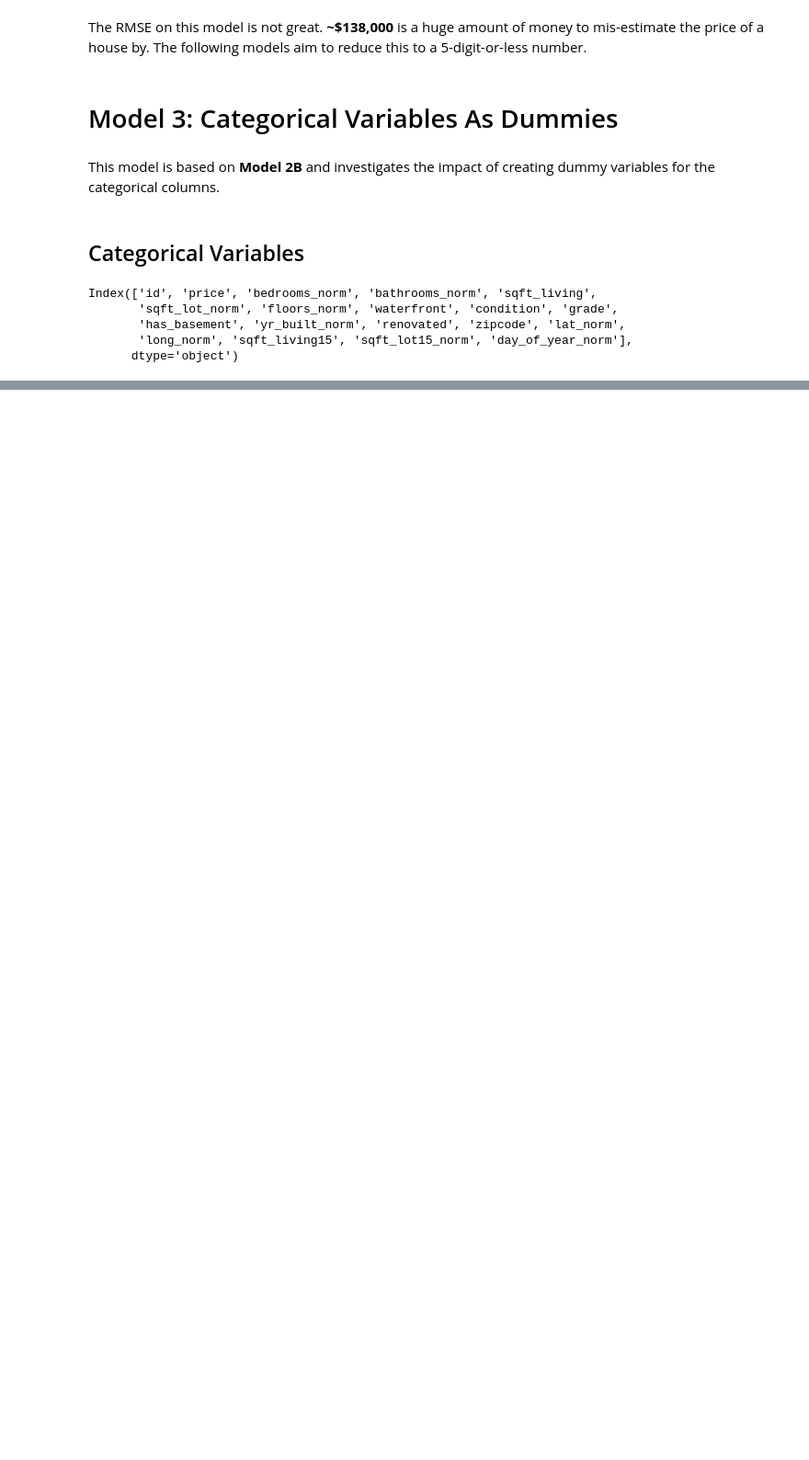
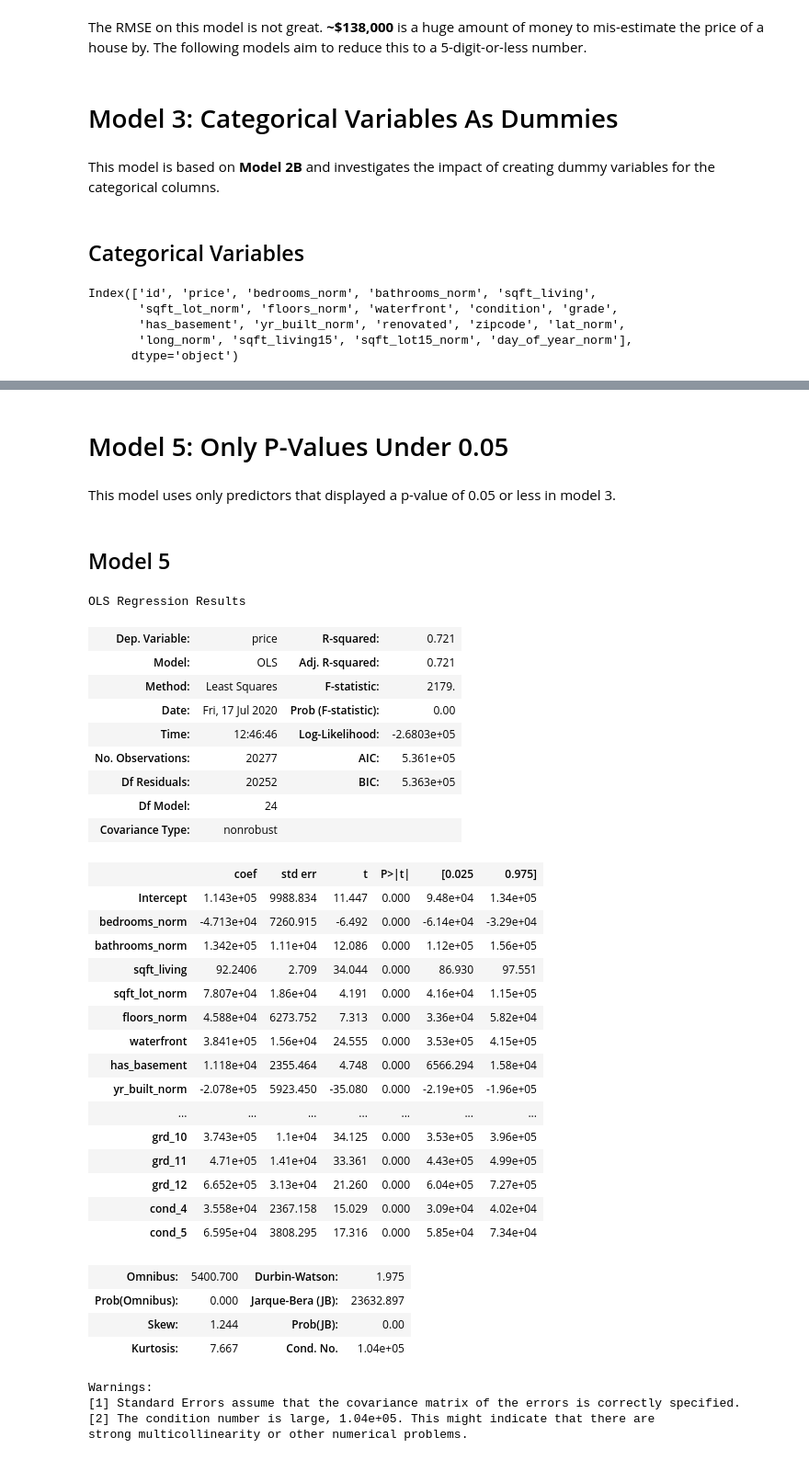
Before and after one commit to stevenzych/housing-project, a Jupyter notebook: notebooks/model_training.ipynb, the cells around one changed output, grey strips where cells are left out. Shown at 92% size. Cells and saved outputs as stored; diff of their text form; code cells hidden in the pictures; blank space fills up the shorter version.

```diff
--- a/model_training.ipynb
+++ b/notebooks/model_training.ipynb
@@ -432,0 +504,48 @@ df_final = df_log
+# %% [markdown]
+# Model 5: Only P-Values Under 0.05
+# %% [markdown]
+This model uses only predictors that displayed a p-value of 0.05 or less in model 3.
+# %% [markdown]
+## Model 5
+# %%
+indep = df4.drop(['price', 'id', 'grd_4', 'grd_5', 'cond_2', "cond_3"], axis=1).columns
+
+f = 'price~' + '+'.join(indep)
+
+model4 = smf.ols(formula=f, data=df4).fit()
+model4.summary()
+# %% [output]
+OLS Regression Results
+| Dep. Variable: | price | R-squared: | 0.721 |
+| Model: | OLS | Adj. R-squared: | 0.721 |
+| Method: | Least Squares | F-statistic: | 2179. |
+| Date: | Fri, 17 Jul 2020 | Prob (F-statistic): | 0.00 |
+| Time: | 12:46:46 | Log-Likelihood: | -2.6803e+05 |
+| No. Observations: | 20277 | AIC: | 5.361e+05 |
+| Df Residuals: | 20252 | BIC: | 5.363e+05 |
+| Df Model: | 24 |  |  |
+| Covariance Type: | nonrobust |  |  |
+|  | coef | std err | t | P>|t| | [0.025 | 0.975] |
+| Intercept | 1.143e+05 | 9988.834 | 11.447 | 0.000 | 9.48e+04 | 1.34e+05 |
+| bedrooms_norm | -4.713e+04 | 7260.915 | -6.492 | 0.000 | -6.14e+04 | -3.29e+04 |
+| bathrooms_norm | 1.342e+05 | 1.11e+04 | 12.086 | 0.000 | 1.12e+05 | 1.56e+05 |
+| sqft_living | 92.2406 | 2.709 | 34.044 | 0.000 | 86.930 | 97.551 |
+| sqft_lot_norm | 7.807e+04 | 1.86e+04 | 4.191 | 0.000 | 4.16e+04 | 1.15e+05 |
+| floors_norm | 4.588e+04 | 6273.752 | 7.313 | 0.000 | 3.36e+04 | 5.82e+04 |
+| waterfront | 3.841e+05 | 1.56e+04 | 24.555 | 0.000 | 3.53e+05 | 4.15e+05 |
+| has_basement | 1.118e+04 | 2355.464 | 4.748 | 0.000 | 6566.294 | 1.58e+04 |
+| yr_built_norm | -2.078e+05 | 5923.450 | -35.080 | 0.000 | -2.19e+05 | -1.96e+05 |
+| ... | ... | ... | ... | ... | ... | ... |
+| grd_10 | 3.743e+05 | 1.1e+04 | 34.125 | 0.000 | 3.53e+05 | 3.96e+05 |
+| grd_11 | 4.71e+05 | 1.41e+04 | 33.361 | 0.000 | 4.43e+05 | 4.99e+05 |
+| grd_12 | 6.652e+05 | 3.13e+04 | 21.260 | 0.000 | 6.04e+05 | 7.27e+05 |
+| cond_4 | 3.558e+04 | 2367.158 | 15.029 | 0.000 | 3.09e+04 | 4.02e+04 |
+| cond_5 | 6.595e+04 | 3808.295 | 17.316 | 0.000 | 5.85e+04 | 7.34e+04 |
+| Omnibus: | 5400.700 | Durbin-Watson: | 1.975 |
+| Prob(Omnibus): | 0.000 | Jarque-Bera (JB): | 23632.897 |
+| Skew: | 1.244 | Prob(JB): | 0.00 |
+| Kurtosis: | 7.667 | Cond. No. | 1.04e+05 |
+Warnings:
+[1] Standard Errors assume that the covariance matrix of the errors is correctly specified.
+[2] The condition number is large, 1.04e+05. This might indicate that there are
+strong multicollinearity or other numerical problems.
```
Also changed, not shown: parts of 55 cells of this notebook, 2 other files.
